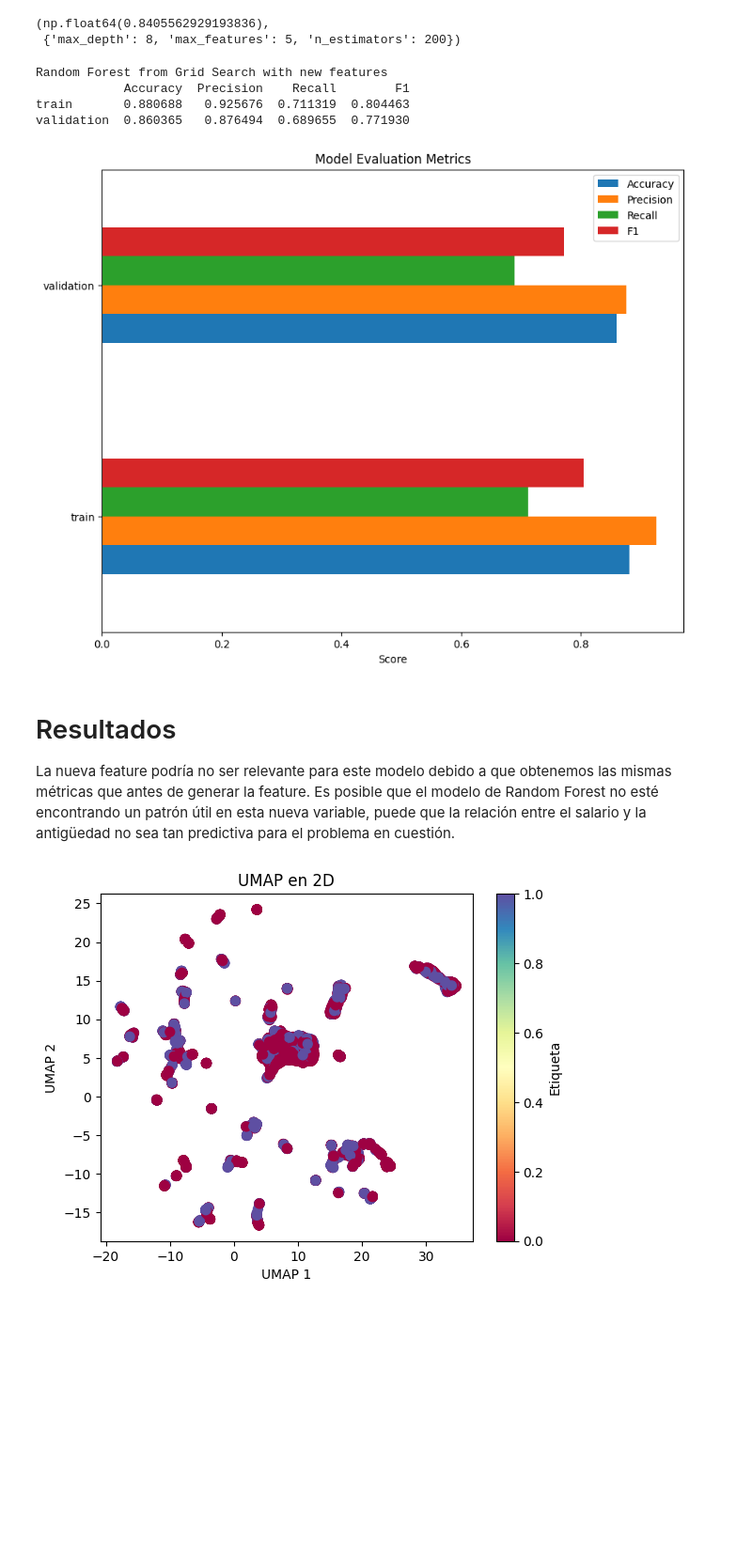
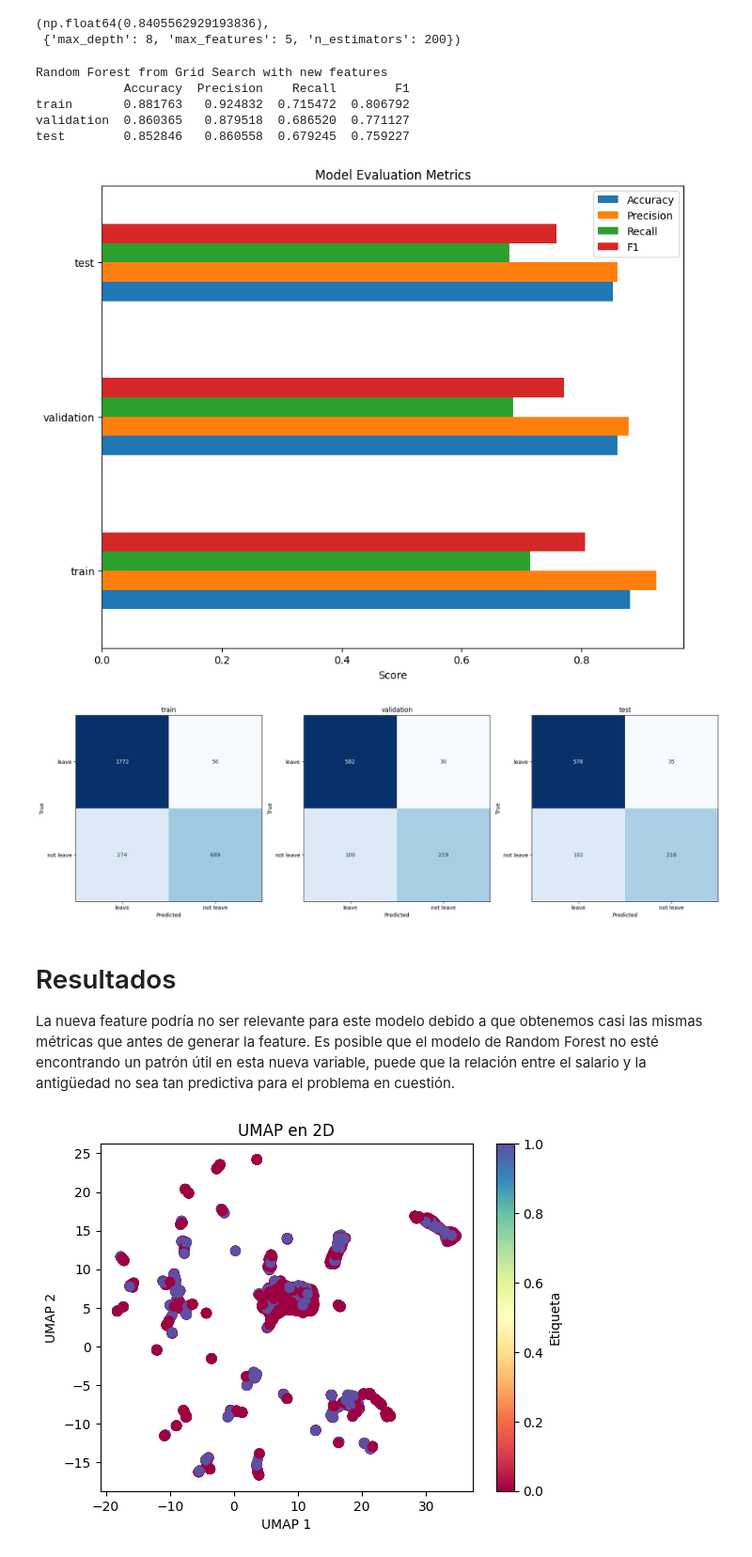
Before and after one commit to JuanAira/tp-machine-learning-employee, a Jupyter notebook: tp1_ML.ipynb, the cells around one changed output. Shown at 94% size. Drawn from its saved outputs; the diff is of its cells as text; code cells hidden in the pictures; blank space fills up the shorter version.

```diff
--- a/tp1_ML.ipynb
+++ b/tp1_ML.ipynb
@@ -788,7 +775,7 @@ buildDatasets()
 # %%
 # Utils
 
-def evaluate_model(model, set_names=('train', 'validation'), title='', show_cm=False):
+def evaluate_model(model, set_names=('train', 'validation', 'test'), title='', show_cm=True):
     if title:
         print(title)  # Cambié display por print para evitar problemas con Jupyter Notebook
 
@@ -1103,17 +1100,19 @@ Fitting 5 folds for each of 12 candidates, totalling 60 fits
 (np.float64(0.8405562929193836),
  {'max_depth': 8, 'max_features': 5, 'n_estimators': 200})
 # %%
-evaluate_model(pipeline_clf, title='Random Forest from Grid Search with new features')
+evaluate_model(pipeline_clf_ratio_salary_seniority, title='Random Forest from Grid Search with new features')
 # %% [output]
 Random Forest from Grid Search with new features
             Accuracy  Precision    Recall        F1
-train       0.880688   0.925676  0.711319  0.804463
-validation  0.860365   0.876494  0.689655  0.771930
+train       0.881763   0.924832  0.715472  0.806792
+validation  0.860365   0.879518  0.686520  0.771127
+test        0.852846   0.860558  0.679245  0.759227
-[figure, old version]
+[figure, new version]
+[figure, added]
 # %% [markdown]
 # Resultados
 
-La nueva feature podría no ser relevante para este modelo debido a que obtenemos las mismas métricas que antes de generar la feature. Es posible que el modelo de Random Forest no esté encontrando un patrón útil en esta nueva variable, puede que la relación entre el salario y la antigüedad no sea tan predictiva para el problema en cuestión.
+La nueva feature podría no ser relevante para este modelo debido a que obtenemos casi las mismas métricas que antes de generar la feature. Es posible que el modelo de Random Forest no esté encontrando un patrón útil en esta nueva variable, puede que la relación entre el salario y la antigüedad no sea tan predictiva para el problema en cuestión.
 # %%
 import umap
 
```
Also changed, not shown: parts of 24 cells of this notebook.
